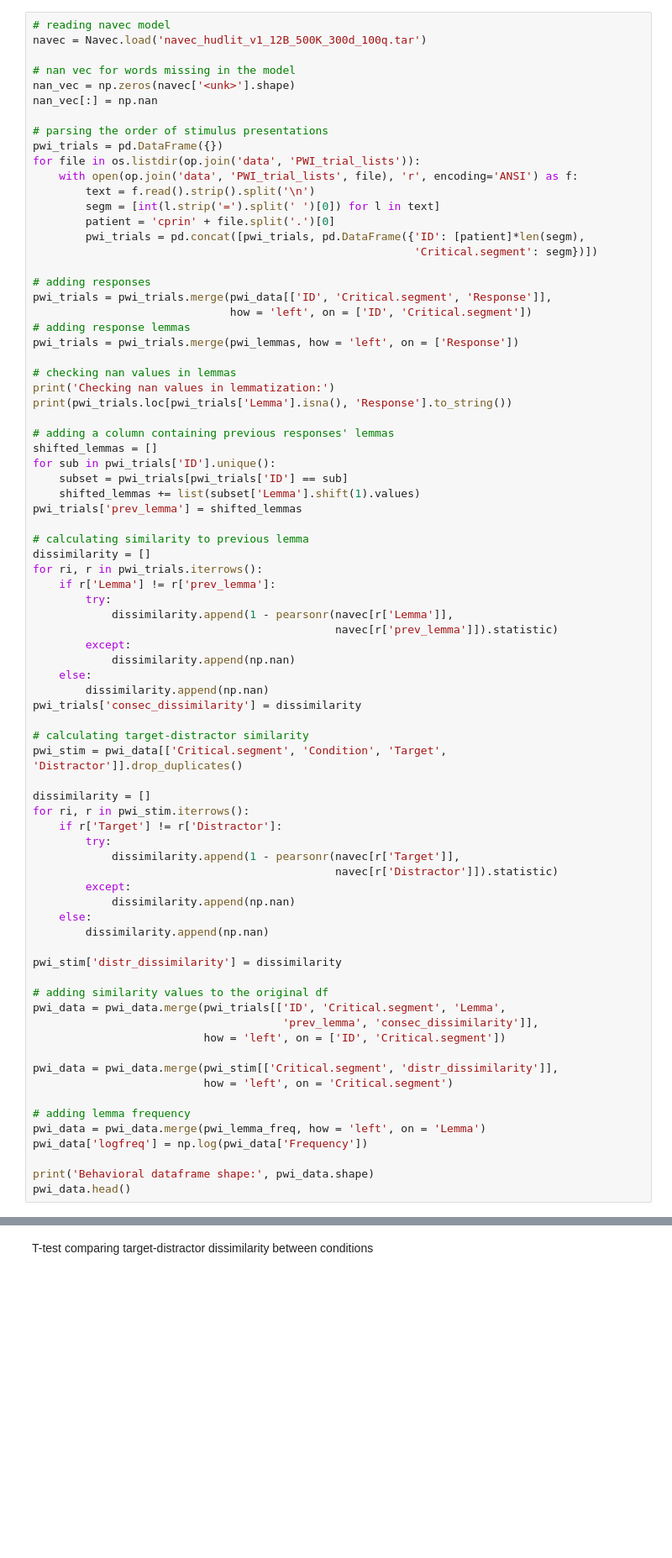
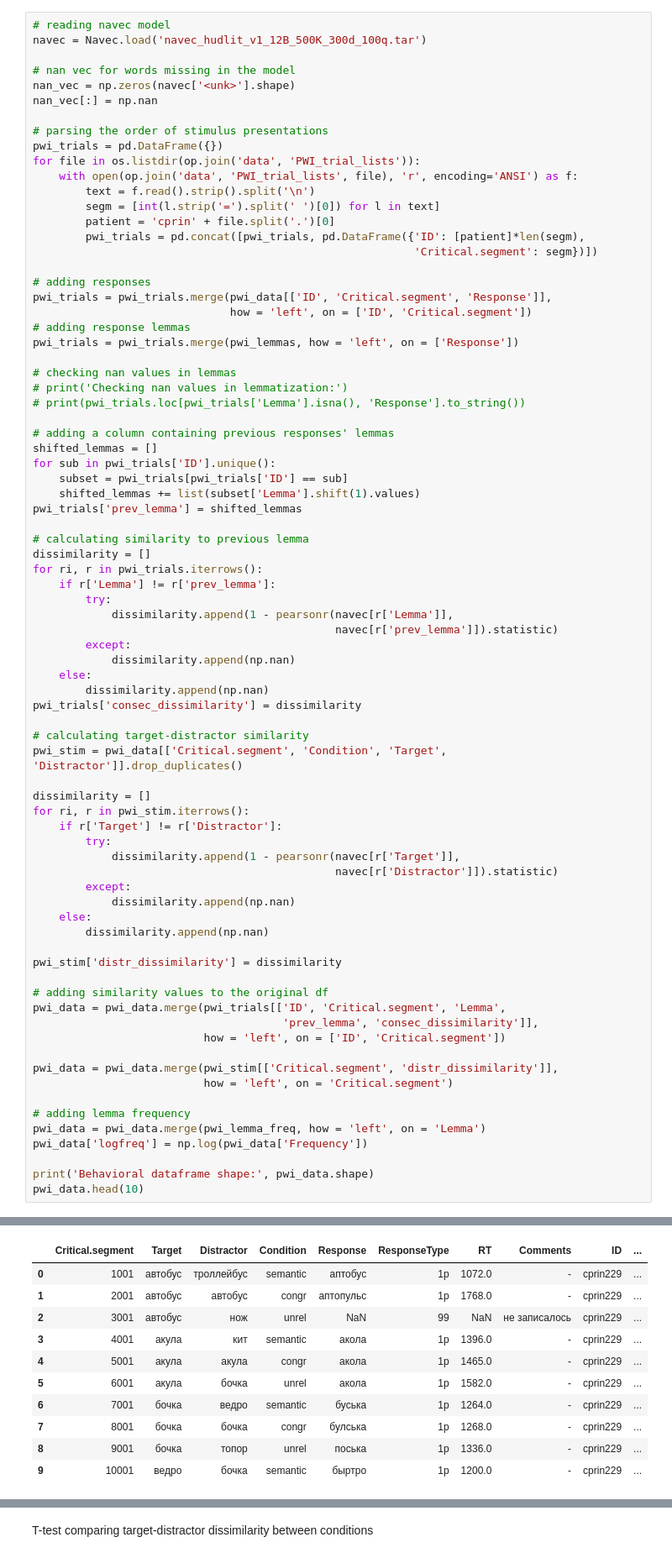
Before and after one commit to aszyrv/semantic-interference-lsm, a Jupyter notebook: main_analysis_R1.ipynb, the cells around one changed output, grey strips where cells are left out. Shown: that part at 84% size. Drawn from its saved outputs; the diff is of its cells as text; blank space fills up the shorter version.

```diff
--- a/main_analysis_R1.ipynb
+++ b/main_analysis_R1.ipynb
@@ -135,8 +109,8 @@ pwi_trials = pwi_trials.merge(pwi_data[['ID', 'Critical.segment', 'Response']],
 pwi_trials = pwi_trials.merge(pwi_lemmas, how = 'left', on = ['Response'])
 
 # checking nan values in lemmas
-print('Checking nan values in lemmatization:')
-print(pwi_trials.loc[pwi_trials['Lemma'].isna(), 'Response'].to_string())
+# print('Checking nan values in lemmatization:')
+# print(pwi_trials.loc[pwi_trials['Lemma'].isna(), 'Response'].to_string())
 
 # adding a column containing previous responses' lemmas
 shifted_lemmas = []
@@ -187,4 +161,5 @@ pwi_data = pwi_data.merge(pwi_lemma_freq, how = 'left', on = 'Lemma')
 pwi_data['logfreq'] = np.log(pwi_data['Frequency'])
 
 print('Behavioral dataframe shape:', pwi_data.shape)
-pwi_data.head()
+pwi_data.head(10)
+# %% [output]
@@ -190,0 +167,11 @@ pwi_data.head()
+|  | Critical.segment | Target | Distractor | Condition | Response | ResponseType | RT | Comments | ID | ... |
+| 0 | 1001 | автобус | троллейбус | semantic | аптобус | 1p | 1072.0 | - | cprin229 | ... |
+| 1 | 2001 | автобус | автобус | congr | аптопульс | 1p | 1768.0 | - | cprin229 | ... |
+| 2 | 3001 | автобус | нож | unrel | NaN | 99 | NaN | не записалось | cprin229 | ... |
+| 3 | 4001 | акула | кит | semantic | акола | 1p | 1396.0 | - | cprin229 | ... |
+| 4 | 5001 | акула | акула | congr | акола | 1p | 1465.0 | - | cprin229 | ... |
+| 5 | 6001 | акула | бочка | unrel | акола | 1p | 1582.0 | - | cprin229 | ... |
+| 6 | 7001 | бочка | ведро | semantic | буська | 1p | 1264.0 | - | cprin229 | ... |
+| 7 | 8001 | бочка | бочка | congr | булська | 1p | 1268.0 | - | cprin229 | ... |
+| 8 | 9001 | бочка | топор | unrel | поська | 1p | 1336.0 | - | cprin229 | ... |
+| 9 | 10001 | ведро | бочка | semantic | быртро | 1p | 1200.0 | - | cprin229 | ... |
```
Also changed, not shown: parts of 50 cells of this notebook, 6 other files.
